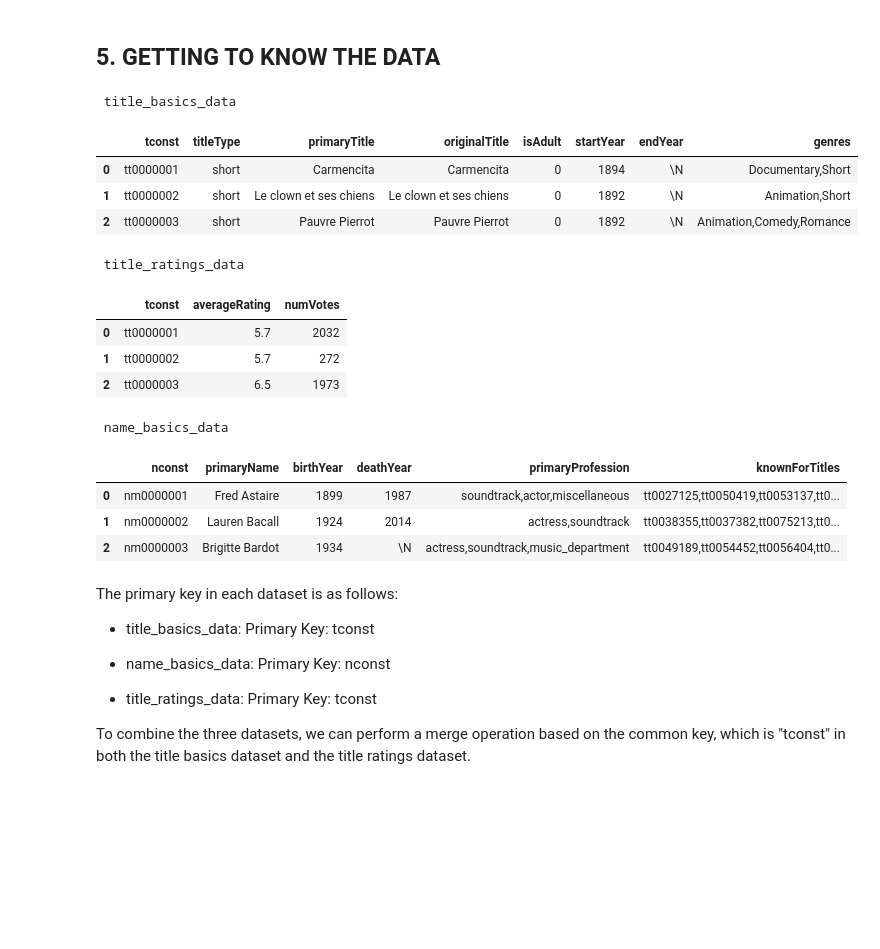
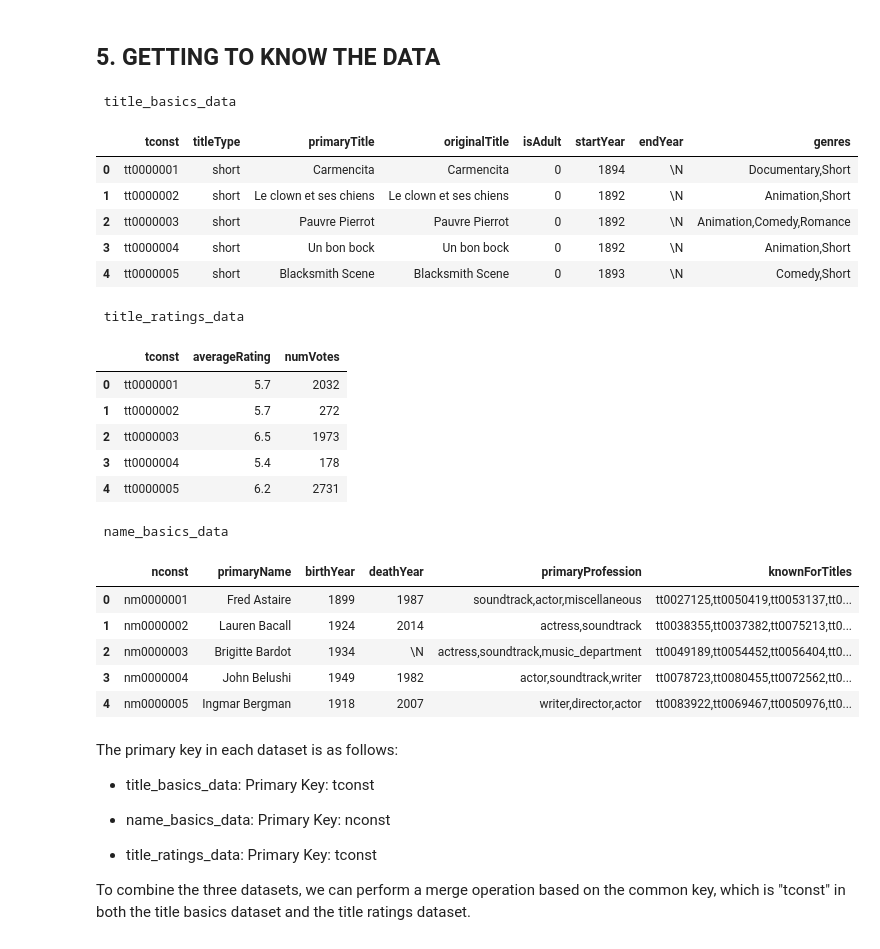
Before and after one commit to thaong1412/IMDB_Project, a Jupyter notebook: CPSC_4800_IMDB_Project.ipynb, the cells around one changed output. Drawn from its saved outputs; the diff is of its cells as text; code cells hidden in the pictures; blank space fills up the shorter version.

```diff
--- a/CPSC_4800_IMDB_Project.ipynb
+++ b/CPSC_4800_IMDB_Project.ipynb
@@ -153,23 +153,29 @@ imdb_data["title_basics_data"] = imdb_data["title_basics_data"].drop(columns=["r
 # %%
 for key, value in imdb_data.items():
     print("\n\033[1m", key, "\033[0m")
-    display(value.head(3))
+    display(value.head())
 # %% [output]
  title_basics_data
 |  | tconst | titleType | primaryTitle | originalTitle | isAdult | startYear | endYear | genres |
 | 0 | tt0000001 | short | Carmencita | Carmencita | 0 | 1894 | \N | Documentary,Short |
 | 1 | tt0000002 | short | Le clown et ses chiens | Le clown et ses chiens | 0 | 1892 | \N | Animation,Short |
 | 2 | tt0000003 | short | Pauvre Pierrot | Pauvre Pierrot | 0 | 1892 | \N | Animation,Comedy,Romance |
+| 3 | tt0000004 | short | Un bon bock | Un bon bock | 0 | 1892 | \N | Animation,Short |
+| 4 | tt0000005 | short | Blacksmith Scene | Blacksmith Scene | 0 | 1893 | \N | Comedy,Short |
  title_ratings_data
 |  | tconst | averageRating | numVotes |
 | 0 | tt0000001 | 5.7 | 2032 |
 | 1 | tt0000002 | 5.7 | 272 |
 | 2 | tt0000003 | 6.5 | 1973 |
+| 3 | tt0000004 | 5.4 | 178 |
+| 4 | tt0000005 | 6.2 | 2731 |
  name_basics_data
 |  | nconst | primaryName | birthYear | deathYear | primaryProfession | knownForTitles |
 | 0 | nm0000001 | Fred Astaire | 1899 | 1987 | soundtrack,actor,miscellaneous | tt0027125,tt0050419,tt0053137,tt0... |
 | 1 | nm0000002 | Lauren Bacall | 1924 | 2014 | actress,soundtrack | tt0038355,tt0037382,tt0075213,tt0... |
 | 2 | nm0000003 | Brigitte Bardot | 1934 | \N | actress,soundtrack,music_department | tt0049189,tt0054452,tt0056404,tt0... |
+| 3 | nm0000004 | John Belushi | 1949 | 1982 | actor,soundtrack,writer | tt0078723,tt0080455,tt0072562,tt0... |
+| 4 | nm0000005 | Ingmar Bergman | 1918 | 2007 | writer,director,actor | tt0083922,tt0069467,tt0050976,tt0... |
 # %% [markdown]
 The primary key in each dataset is as follows:
 
```
Also changed, not shown: parts of 43 cells of this notebook.
